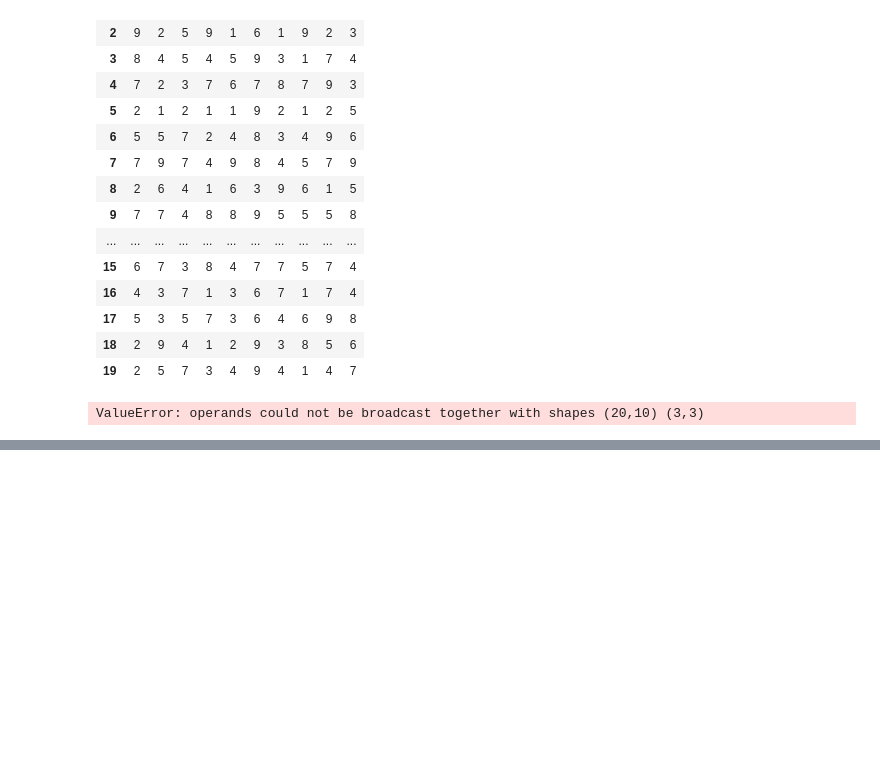
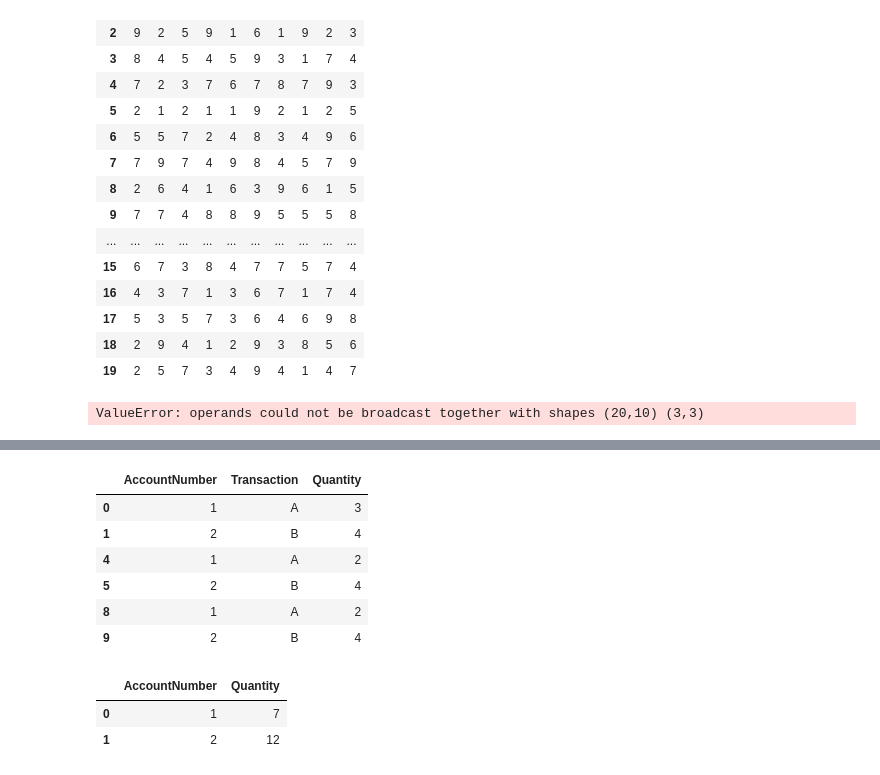
Before and after one commit to VanilaSudheer/data-analysis-playground, a Jupyter notebook: numpy.ipynb, the cells around one changed output, grey strips where cells are left out. Saved outputs shown, nothing was run; the diff lists cells and outputs as text; code cells hidden in the pictures; blank space fills up the shorter version.

```diff
--- a/numpy.ipynb
+++ b/numpy.ipynb
@@ -570,0 +653,20 @@ plt.ylim(-3,5)
+# %%
+filtered_df = df[df['Transaction'].isin(['A', 'B'])]
+filtered_df
+# %% [output]
+|  | AccountNumber | Transaction | Quantity |
+| 0 | 1 | A | 3 |
+| 1 | 2 | B | 4 |
+| 4 | 1 | A | 2 |
+| 5 | 2 | B | 4 |
+| 8 | 1 | A | 2 |
+| 9 | 2 | B | 4 |
+# %%
+
+# Group by unique account number and sum the quantity column
+grouped_df = filtered_df.groupby('AccountNumber')['Quantity'].sum().reset_index()
+grouped_df
+# %% [output]
+|  | AccountNumber | Quantity |
+| 0 | 1 | 7 |
+| 1 | 2 | 12 |
```
Also changed, not shown: parts of 18 cells of this notebook.
